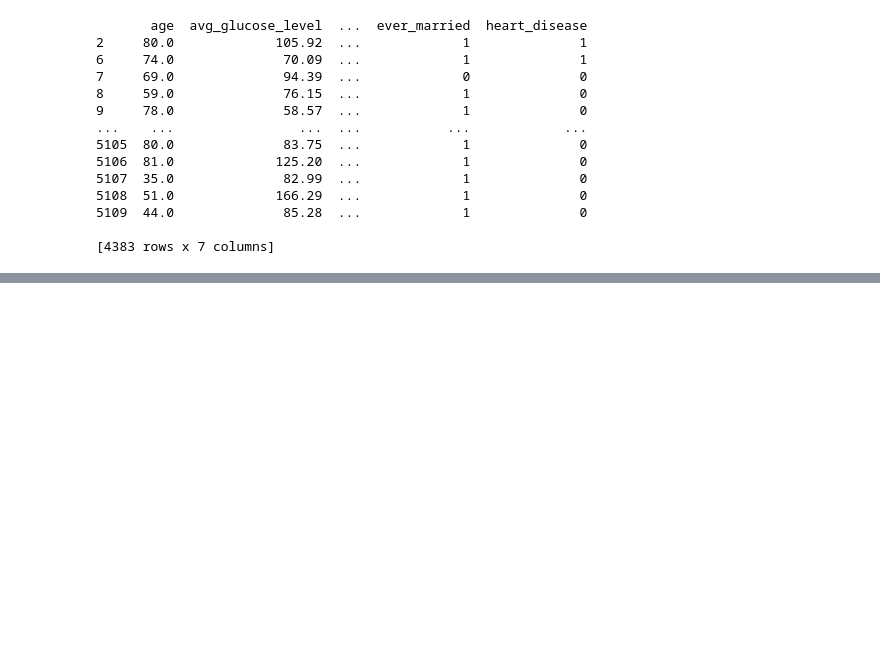
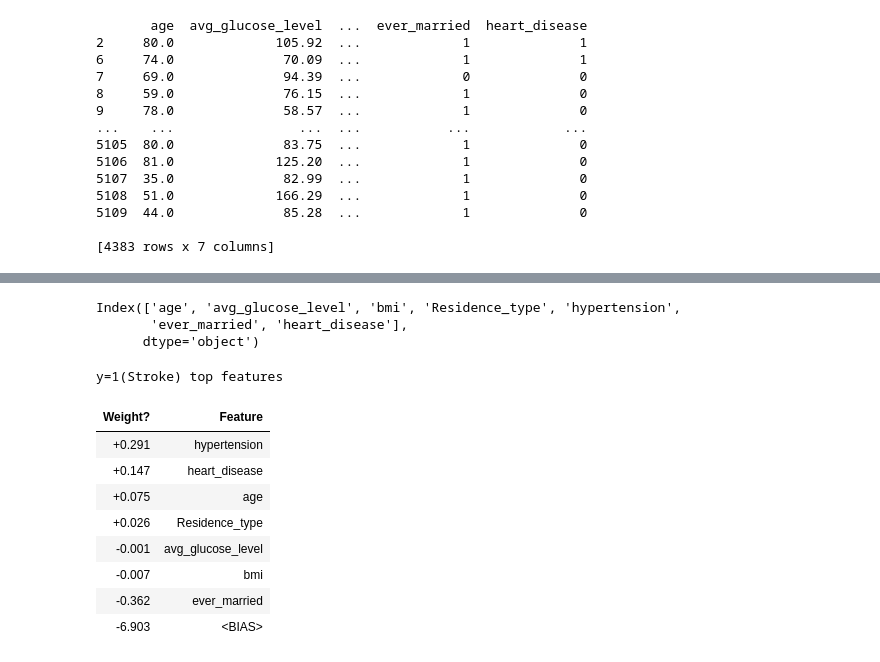
Before and after one commit to buczekEngineering/Stroke-Prediction-Application, a Jupyter notebook: Data_Processing_Part2.ipynb, the cells around one changed output, grey strips where cells are left out. Saved outputs shown, nothing was run; the diff lists cells and outputs as text; code cells hidden in the pictures; blank space fills up the shorter version.

```diff
--- a/Data_Processing_Part2.ipynb
+++ b/Data_Processing_Part2.ipynb
@@ -477,0 +654,22 @@ X_train, X_test, y_train, y_test = train_test_split(features, target, test_size=
+# %%
+features_selected.columns
+# %% [output]
+Index(['age', 'avg_glucose_level', 'bmi', 'Residence_type', 'hypertension',
+       'ever_married', 'heart_disease'],
+      dtype='object')
+# %%
+best_features = ['age', 'avg_glucose_level', 'bmi', 'Residence_type', 'hypertension','ever_married', 'heart_disease']
+# %%
+# inspect model parameters and try to figure out how the model works globally;
+eli5.show_weights(log_reg_selected, feature_names=best_features, target_names=class_names)
+# %% [output]
+y=1(Stroke) top features
+| Weight? | Feature |
+| +0.291 | hypertension |
+| +0.147 | heart_disease |
+| +0.075 | age |
+| +0.026 | Residence_type |
+| -0.001 | avg_glucose_level |
+| -0.007 | bmi |
+| -0.362 | ever_married |
+| -6.903 | <BIAS> |
```
Also changed, not shown: parts of 38 cells of this notebook.
